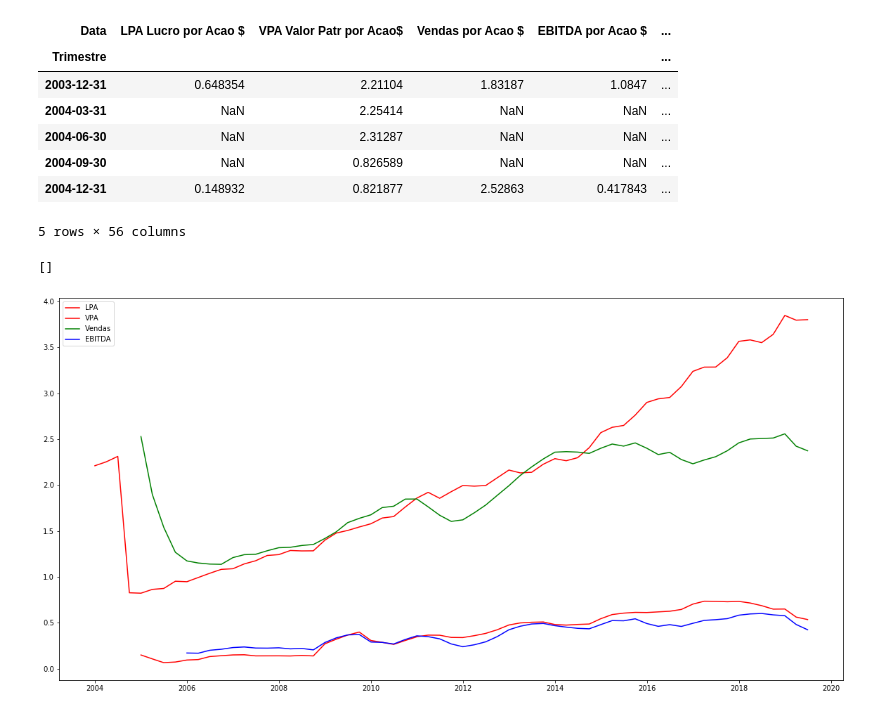
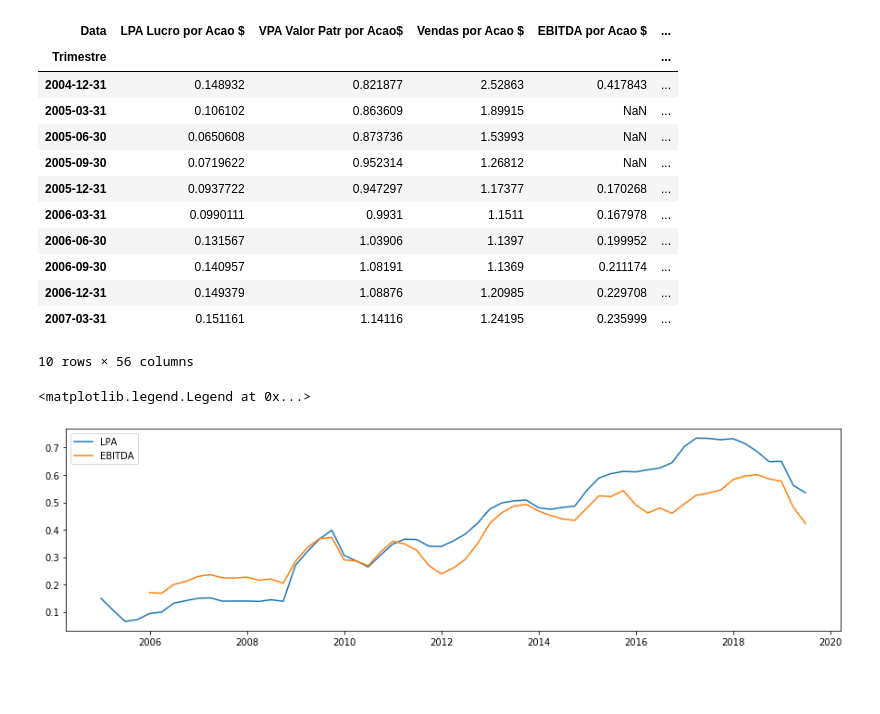
Before and after one commit to GuiMend/stock-prediction-rnn-fundamentals, a Jupyter notebook: Data cleaning.ipynb, the cells around one changed output. Saved outputs shown, nothing was run; the diff lists cells and outputs as text; code cells hidden in the pictures; blank space fills up the shorter version.

Commit message:
plot column values

```diff
--- a/Data cleaning.ipynb
+++ b/Data cleaning.ipynb
@@ -9,29 +9,31 @@ dataset = pd.read_csv('grendene-indicadores-financeiros.csv').transpose()
 
 # Setting columns names as the data's first column and removing that column
 dataset.columns = dataset.iloc[0]
-dataset = dataset.iloc[1:,]
+dataset = dataset.iloc[5:,]
 
 # Transforming index to datetime
 dataset['Trimestre'] = pd.to_datetime(dataset.index.values)
 dataset = dataset.set_index('Trimestre')
-dataset.head()
+dataset.head(10)
 # %% [output]
 | Data | LPA Lucro por Acao $ | VPA Valor Patr por Acao$ | Vendas por Acao $ | EBITDA por Acao $ | ... |
 | Trimestre |  |  |  |  | ... |
-| 2003-12-31 | 0.648354 | 2.21104 | 1.83187 | 1.0847 | ... |
-| 2004-03-31 | NaN | 2.25414 | NaN | NaN | ... |
-| 2004-06-30 | NaN | 2.31287 | NaN | NaN | ... |
-| 2004-09-30 | NaN | 0.826589 | NaN | NaN | ... |
 | 2004-12-31 | 0.148932 | 0.821877 | 2.52863 | 0.417843 | ... |
+| 2005-03-31 | 0.106102 | 0.863609 | 1.89915 | NaN | ... |
+| 2005-06-30 | 0.0650608 | 0.873736 | 1.53993 | NaN | ... |
+| 2005-09-30 | 0.0719622 | 0.952314 | 1.26812 | NaN | ... |
+| 2005-12-31 | 0.0937722 | 0.947297 | 1.17377 | 0.170268 | ... |
+| 2006-03-31 | 0.0990111 | 0.9931 | 1.1511 | 0.167978 | ... |
+| 2006-06-30 | 0.131567 | 1.03906 | 1.1397 | 0.199952 | ... |
+| 2006-09-30 | 0.140957 | 1.08191 | 1.1369 | 0.211174 | ... |
+| 2006-12-31 | 0.149379 | 1.08876 | 1.20985 | 0.229708 | ... |
+| 2007-03-31 | 0.151161 | 1.14116 | 1.24195 | 0.235999 | ... |
-5 rows × 56 columns
+10 rows × 56 columns
 # %%
-#plt.rcParams["figure.figsize"] = (20,10)
-#plt.plot(dataset['LPA Lucro por Acao $'], color = 'red', label = 'LPA')
-#plt.plot(dataset['VPA Valor Patr por Acao$'], color = 'red', label = 'VPA')
-#plt.plot(dataset['Vendas por Acao $'], color = 'green', label = 'Vendas')
-#plt.plot(dataset['EBITDA por Acao $'], color = 'blue', label = 'EBITDA')
-#plt.legend()
-#plt.plot()
+plt.rcParams["figure.figsize"] = (15,4)
+plt.plot(dataset['LPA Lucro por Acao $'], label = 'LPA')
+plt.plot(dataset['EBITDA por Acao $'], label = 'EBITDA')
+plt.legend()
 # %% [output]
-[]
+<matplotlib.legend.Legend at 0x...>
-[figure, old version]
+[figure, new version]
```
Also changed, not shown: parts of 2 cells of this notebook.
